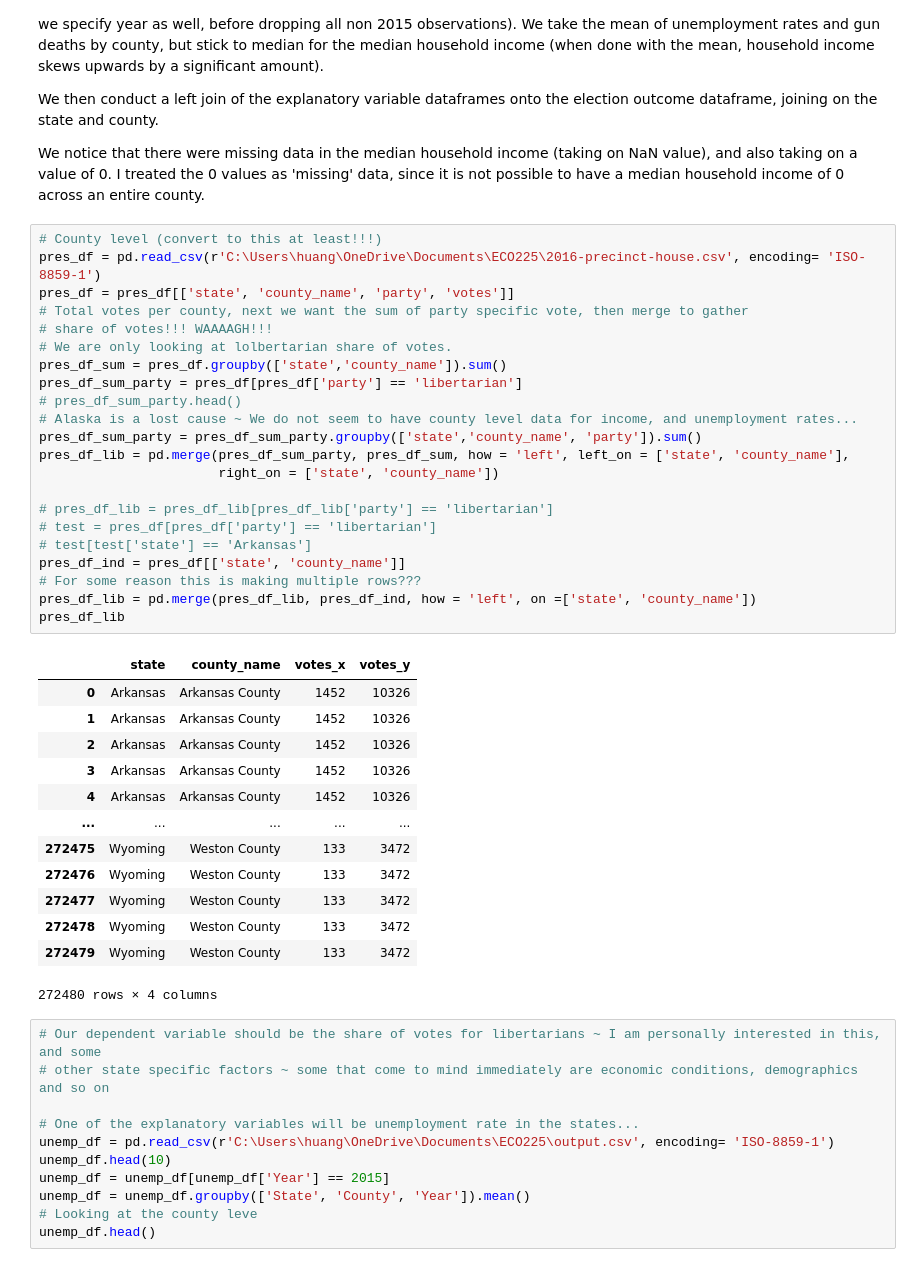
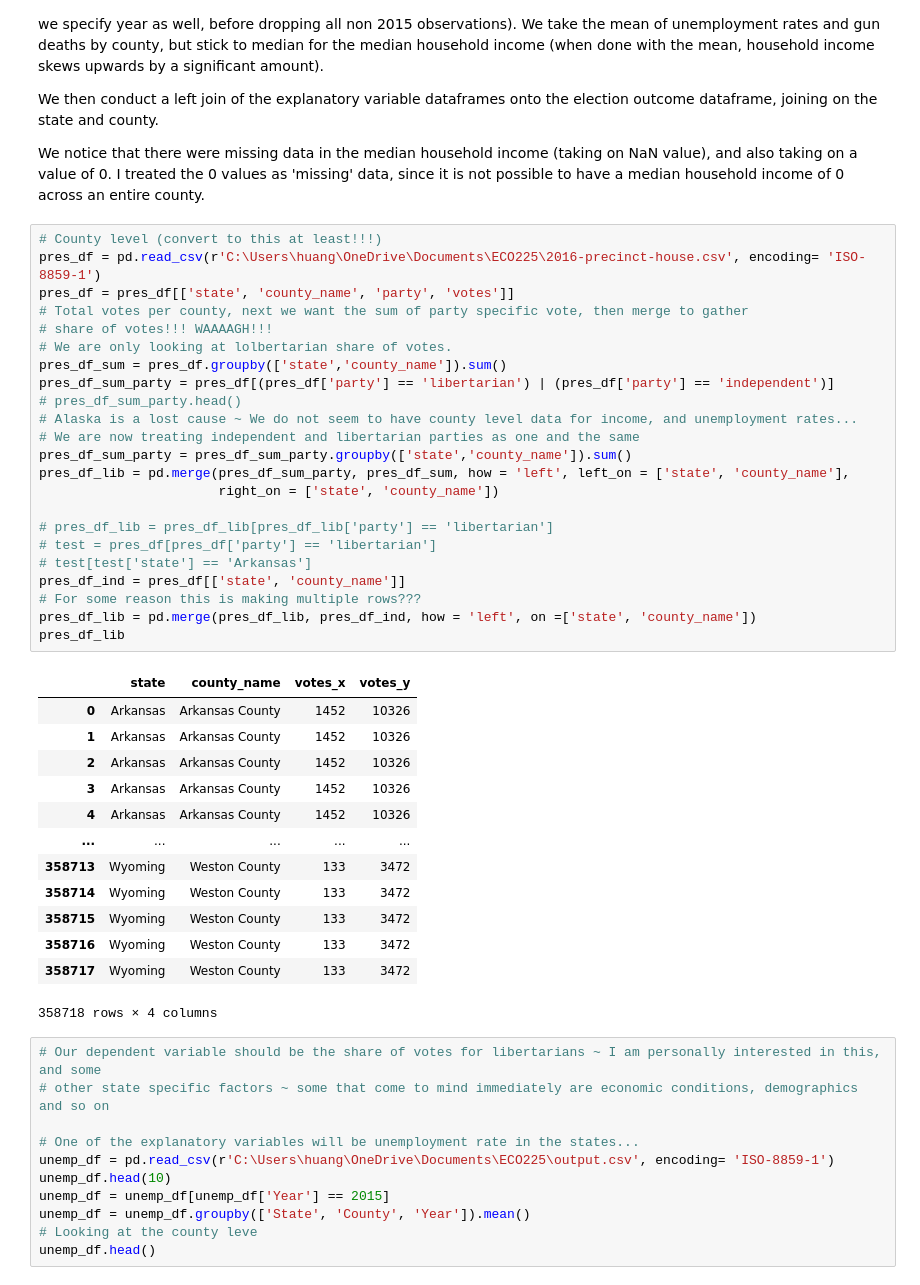
Before and after one commit to huangd999/2016-Presidential-Elections-Voting-Outcomes-for-Third-Parties-by-County, a Jupyter notebook: Assignment 2.ipynb, the cells around one changed output. Saved outputs shown, nothing was run; the diff lists cells and outputs as text.

```diff
--- a/Assignment 2.ipynb
+++ b/Assignment 2.ipynb
@@ -38,39 +40,40 @@ We notice that there were missing data in the median household income (taking on
 # %%
 # County level (convert to this at least!!!)
 pres_df = pd.read_csv(r'C:\Users\huang\OneDrive\Documents\ECO225\2016-precinct-house.csv', encoding= 'ISO-8859-1')
 pres_df = pres_df[['state', 'county_name', 'party', 'votes']]
 # Total votes per county, next we want the sum of party specific vote, then merge to gather
 # share of votes!!! WAAAAGH!!!
 # We are only looking at lolbertarian share of votes.
 pres_df_sum = pres_df.groupby(['state','county_name']).sum()
-pres_df_sum_party = pres_df[pres_df['party'] == 'libertarian']
+pres_df_sum_party = pres_df[(pres_df['party'] == 'libertarian') | (pres_df['party'] == 'independent')]
 # pres_df_sum_party.head()
 # Alaska is a lost cause ~ We do not seem to have county level data for income, and unemployment rates...
-pres_df_sum_party = pres_df_sum_party.groupby(['state','county_name', 'party']).sum()
+# We are now treating independent and libertarian parties as one and the same
+pres_df_sum_party = pres_df_sum_party.groupby(['state','county_name']).sum()
 pres_df_lib = pd.merge(pres_df_sum_party, pres_df_sum, how = 'left', left_on = ['state', 'county_name'],
                        right_on = ['state', 'county_name'])
 
 # pres_df_lib = pres_df_lib[pres_df_lib['party'] == 'libertarian']
 # test = pres_df[pres_df['party'] == 'libertarian']
 # test[test['state'] == 'Arkansas']
 pres_df_ind = pres_df[['state', 'county_name']]
 # For some reason this is making multiple rows???
 pres_df_lib = pd.merge(pres_df_lib, pres_df_ind, how = 'left', on =['state', 'county_name'])
 pres_df_lib
 # %% [output]
 |  | state | county_name | votes_x | votes_y |
 | 0 | Arkansas | Arkansas County | 1452 | 10326 |
 | 1 | Arkansas | Arkansas County | 1452 | 10326 |
 | 2 | Arkansas | Arkansas County | 1452 | 10326 |
 | 3 | Arkansas | Arkansas County | 1452 | 10326 |
 | 4 | Arkansas | Arkansas County | 1452 | 10326 |
 | ... | ... | ... | ... | ... |
-| 272475 | Wyoming | Weston County | 133 | 3472 |
-| 272476 | Wyoming | Weston County | 133 | 3472 |
-| 272477 | Wyoming | Weston County | 133 | 3472 |
-| 272478 | Wyoming | Weston County | 133 | 3472 |
-| 272479 | Wyoming | Weston County | 133 | 3472 |
+| 358713 | Wyoming | Weston County | 133 | 3472 |
+| 358714 | Wyoming | Weston County | 133 | 3472 |
+| 358715 | Wyoming | Weston County | 133 | 3472 |
+| 358716 | Wyoming | Weston County | 133 | 3472 |
+| 358717 | Wyoming | Weston County | 133 | 3472 |
-272480 rows × 4 columns
+358718 rows × 4 columns
 # %%
 # Our dependent variable should be the share of votes for libertarians ~ I am personally interested in this, and some
 # other state specific factors ~ some that come to mind immediately are economic conditions, demographics and so on
```
Also changed, not shown: parts of 13 cells of this notebook.
